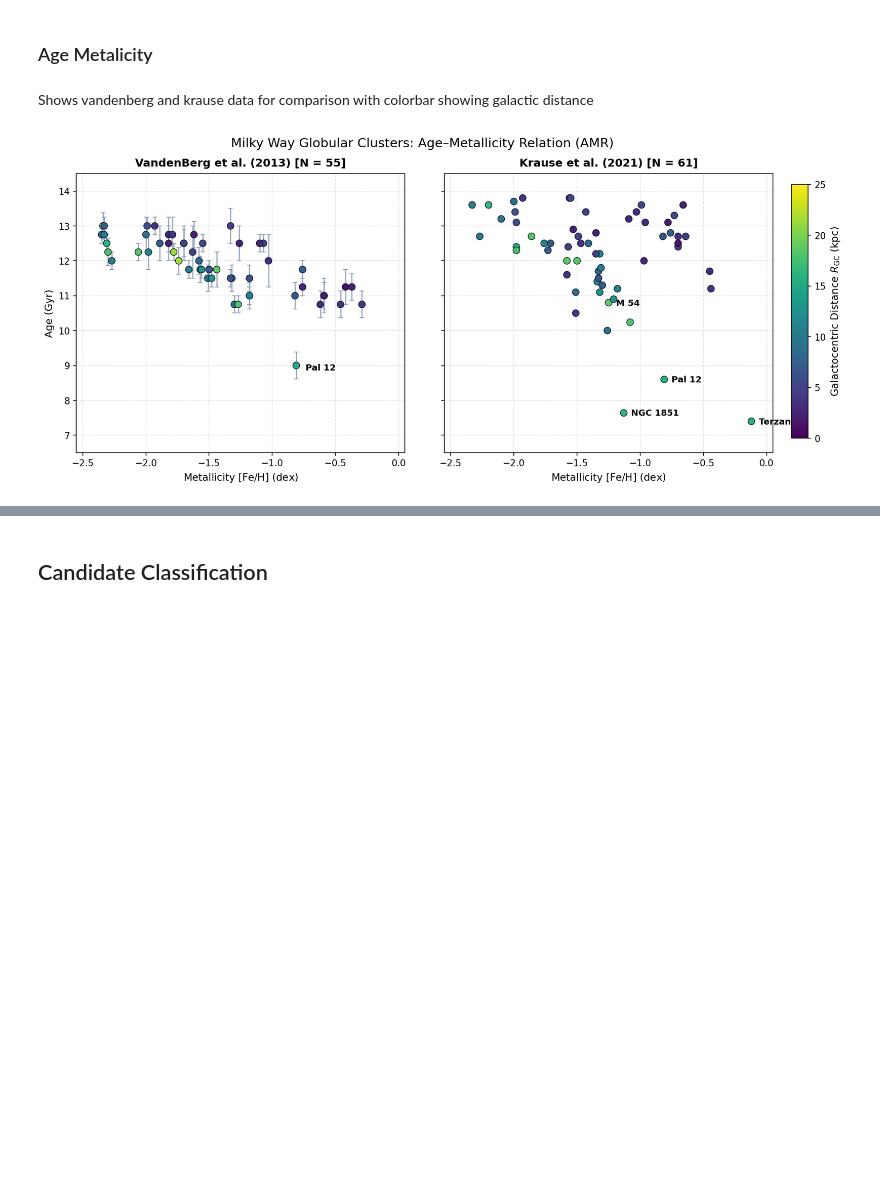
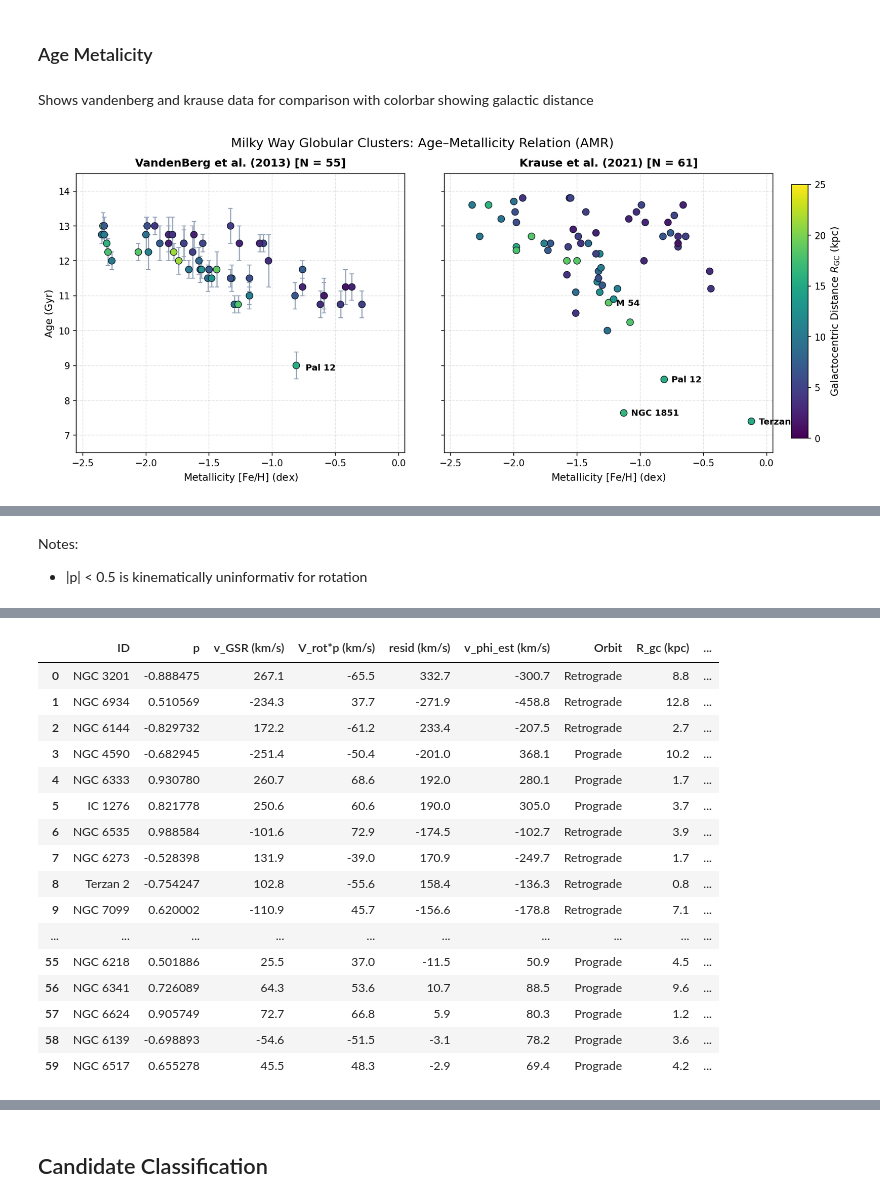
Before and after one commit to stormrealz/PHYS3116_Larawag, a Jupyter notebook: Matt_Notebook.ipynb, the cells around one changed output, grey strips where cells are left out. Drawn from its saved outputs; the diff is of its cells as text; code cells hidden in the pictures; blank space fills up the shorter version.

```diff
--- a/Matt_Notebook.ipynb
+++ b/Matt_Notebook.ipynb
@@ -460,0 +764,62 @@ plt.show()
+# %% [markdown]
+Notes:
+- |p| < 0.5 is kinematically uninformativ for rotation
+# %%
+# =============================================================================
+# Filter for Informative Sightlines: |p| > 0.5
+# =============================================================================
+# Filter the kinematics catalogue
+high_p_clusters = [gc for gc in kinematics_catalogue if abs(gc.p) > 0.5]
+
+print("=" * 70)
+print(f"HIGH-PROJECTION SUBSET: |p| > 0.5 ({len(high_p_clusters)} of {len(kinematics_catalogue)} clusters)")
+print("=" * 70)
+print("Sightlines with |p| <= 0.5 point roughly toward/away from the Galactic centre")
+print("or poles, where circular rotation has almost zero projection along the line of sight.")
+print("Restricting to |p| > 0.5 isolates clusters with high kinematic sensitivity.\n")
+
+# Build a clean DataFrame for inspection and plotting
+data_high_p = []
+for gc in high_p_clusters:
+    # Inferred azimuthal velocity along the circular direction: v_phi ~ v_GSR / p
+    v_phi_est = gc.v_gsr / gc.p
+    kin_class = "Prograde" if v_phi_est > 0 else "Retrograde"
+
+    data_high_p.append({
+        'ID': gc.ID,
+        'p': gc.p,
+        'v_GSR (km/s)': round(gc.v_gsr, 1),
+        'V_rot*p (km/s)': round(gc.V_rot * gc.p, 1),
+        'resid (km/s)': round(gc.resid, 1),
+        'v_phi_est (km/s)': round(v_phi_est, 1),
+        'Orbit': kin_class,
+        'R_gc (kpc)': round(gc.R_gc, 1),
+        'z (kpc)': round(gc.z, 1)
+    })
+
+df_high_p = pd.DataFrame(data_high_p)
+
+# Sort by absolute residual magnitude (most extreme non-circular outliers first)
+df_high_p = df_high_p.sort_values(by='resid (km/s)', key=abs, ascending=False).reset_index(drop=True)
+
+# -----------------------------------------------------------------------------
+# Summary Breakdown & Re-fit Check
+# -----------------------------------------------------------------------------
+p_sub = np.array([gc.p for gc in high_p_clusters])
+v_sub = np.array([gc.v_gsr for gc in high_p_clusters])
+N_sub = len(high_p_clusters)
+
+V_rot_sub = np.sum(p_sub * v_sub) / np.sum(p_sub**2)
+sigma_resid_sub = np.sqrt(np.sum((v_sub - V_rot_sub * p_sub)**2) / (N_sub - 1))
+sigma_V_sub = sigma_resid_sub / np.sqrt(np.sum(p_sub**2))
+
+print(f"Orbit Breakdown (|p| > 0.5):")
+print(f" - Prograde clusters  (v_phi_est > 0): {sum(df_high_p['Orbit'] == 'Prograde')}")
+print(f" - Retrograde clusters (v_phi_est < 0): {sum(df_high_p['Orbit'] == 'Retrograde')}")
+print(f"\nRobustness Check (Re-fit V_rot using only |p| > 0.5):")
+print(f" - V_rot (|p| > 0.5) = {V_rot_sub:.2f} ± {sigma_V_sub:.2f} km/s  (Full sample was {kinematics_catalogue.V_rot:.2f} km/s)")
+print("=" * 70)
+
+# Display table
+display(df_high_p)
+# %% [output]
@@ -460,0 +840,17 @@ plt.show()
+|  | ID | p | v_GSR (km/s) | V_rot*p (km/s) | resid (km/s) | v_phi_est (km/s) | Orbit | R_gc (kpc) | ... |
+| 0 | NGC 3201 | -0.888475 | 267.1 | -65.5 | 332.7 | -300.7 | Retrograde | 8.8 | ... |
+| 1 | NGC 6934 | 0.510569 | -234.3 | 37.7 | -271.9 | -458.8 | Retrograde | 12.8 | ... |
+| 2 | NGC 6144 | -0.829732 | 172.2 | -61.2 | 233.4 | -207.5 | Retrograde | 2.7 | ... |
+| 3 | NGC 4590 | -0.682945 | -251.4 | -50.4 | -201.0 | 368.1 | Prograde | 10.2 | ... |
+| 4 | NGC 6333 | 0.930780 | 260.7 | 68.6 | 192.0 | 280.1 | Prograde | 1.7 | ... |
+| 5 | IC 1276 | 0.821778 | 250.6 | 60.6 | 190.0 | 305.0 | Prograde | 3.7 | ... |
+| 6 | NGC 6535 | 0.988584 | -101.6 | 72.9 | -174.5 | -102.7 | Retrograde | 3.9 | ... |
+| 7 | NGC 6273 | -0.528398 | 131.9 | -39.0 | 170.9 | -249.7 | Retrograde | 1.7 | ... |
+| 8 | Terzan 2 | -0.754247 | 102.8 | -55.6 | 158.4 | -136.3 | Retrograde | 0.8 | ... |
+| 9 | NGC 7099 | 0.620002 | -110.9 | 45.7 | -156.6 | -178.8 | Retrograde | 7.1 | ... |
+| ... | ... | ... | ... | ... | ... | ... | ... | ... | ... |
+| 55 | NGC 6218 | 0.501886 | 25.5 | 37.0 | -11.5 | 50.9 | Prograde | 4.5 | ... |
+| 56 | NGC 6341 | 0.726089 | 64.3 | 53.6 | 10.7 | 88.5 | Prograde | 9.6 | ... |
+| 57 | NGC 6624 | 0.905749 | 72.7 | 66.8 | 5.9 | 80.3 | Prograde | 1.2 | ... |
+| 58 | NGC 6139 | -0.698893 | -54.6 | -51.5 | -3.1 | 78.2 | Prograde | 3.6 | ... |
+| 59 | NGC 6517 | 0.655278 | 45.5 | 48.3 | -2.9 | 69.4 | Prograde | 4.2 | ... |
```
Also changed, not shown: parts of 8 cells of this notebook.
